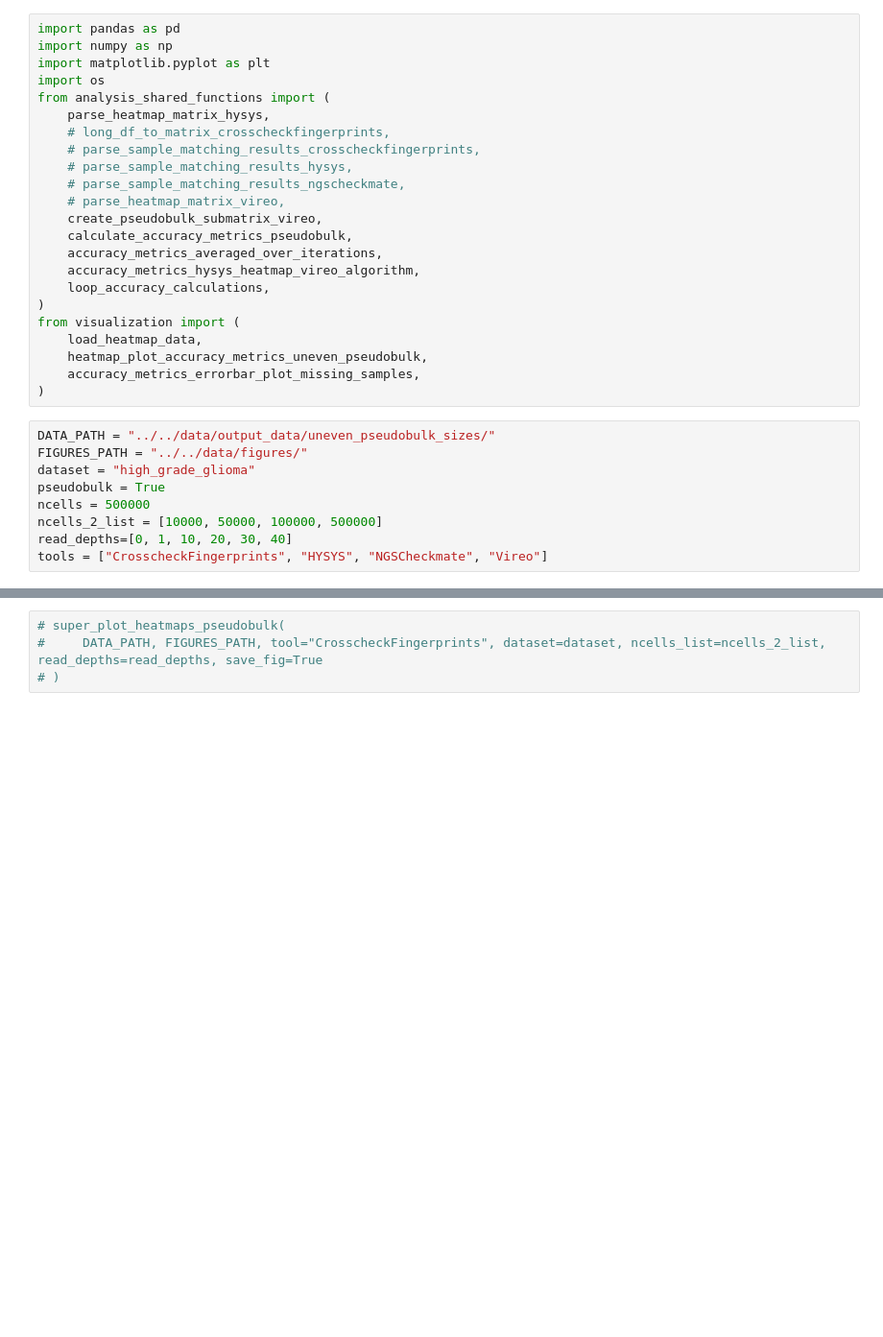
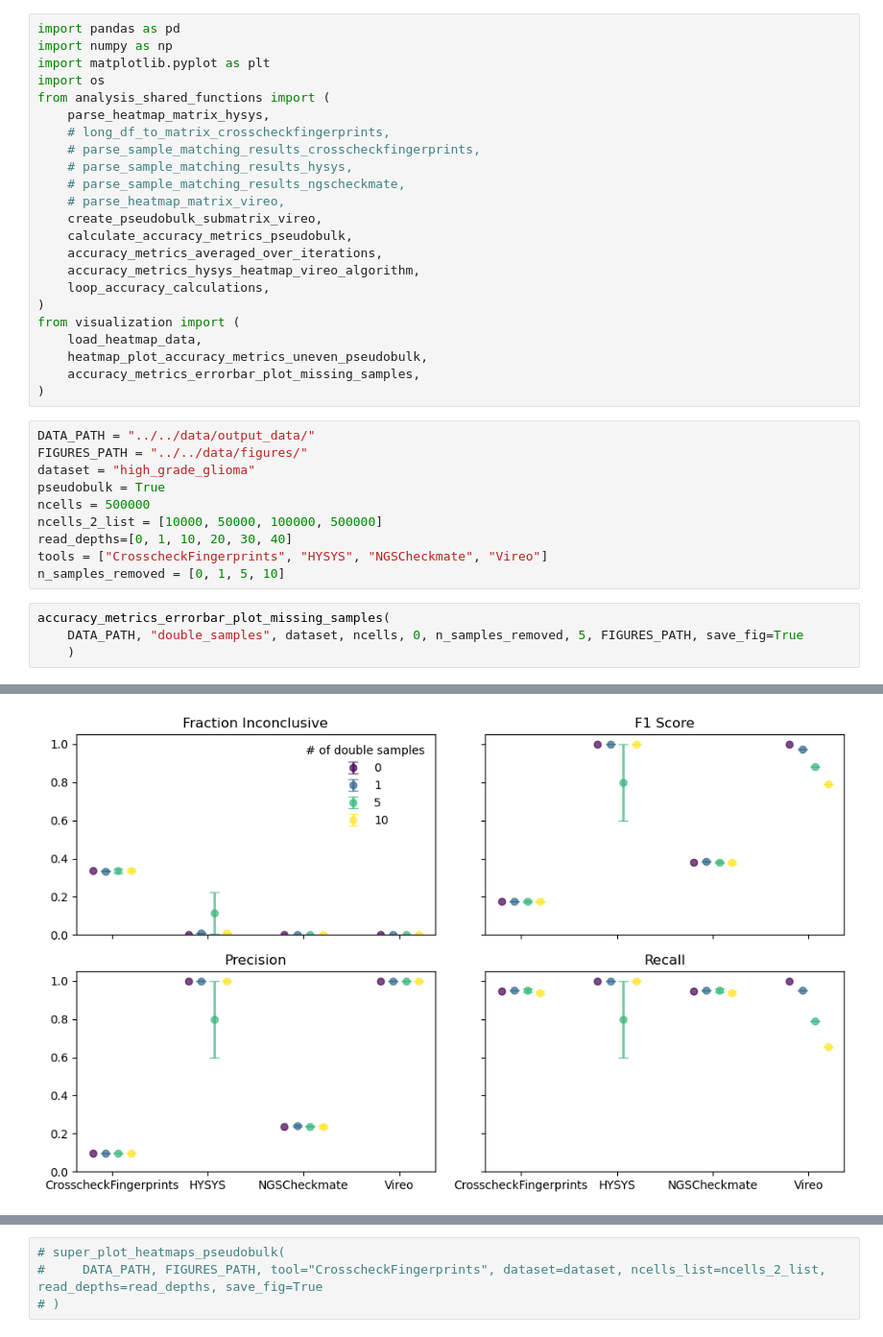
Before and after one commit to emma2207/hgsoc-reconstruction, a Jupyter notebook: sample_id_matching/scripts/experiment/crosscheck_analysis.ipynb, the cells around one changed output, grey strips where cells are left out. Shown at 96% size. Cells and saved outputs as stored; diff of their text form; blank space fills up the shorter version.

```diff
--- a/sample_id_matching/scripts/experiment/crosscheck_analysis.ipynb
+++ b/sample_id_matching/scripts/experiment/crosscheck_analysis.ipynb
@@ -22,7 +22,7 @@ from visualization import (
     accuracy_metrics_errorbar_plot_missing_samples,
 )
 # %%
-DATA_PATH = "../../data/output_data/uneven_pseudobulk_sizes/"
+DATA_PATH = "../../data/output_data/"
 FIGURES_PATH = "../../data/figures/"
 dataset = "high_grade_glioma"
 pseudobulk = True
@@ -30,3 +30,9 @@ ncells = 500000
 ncells_2_list = [10000, 50000, 100000, 500000]
 read_depths=[0, 1, 10, 20, 30, 40]
 tools = ["CrosscheckFingerprints", "HYSYS", "NGSCheckmate", "Vireo"]
+n_samples_removed = [0, 1, 5, 10]
+# %%
+accuracy_metrics_errorbar_plot_missing_samples(
+    DATA_PATH, "double_samples", dataset, ncells, 0, n_samples_removed, 5, FIGURES_PATH, save_fig=True
+    )
+# %% [output]
@@ -33 +55,2 @@ tools = ["CrosscheckFingerprints", "HYSYS", "NGSCheckmate", "Vireo"]
+[figure, added]
 # %%
```
Also changed, not shown: parts of 5 cells of this notebook, 2 other files.
